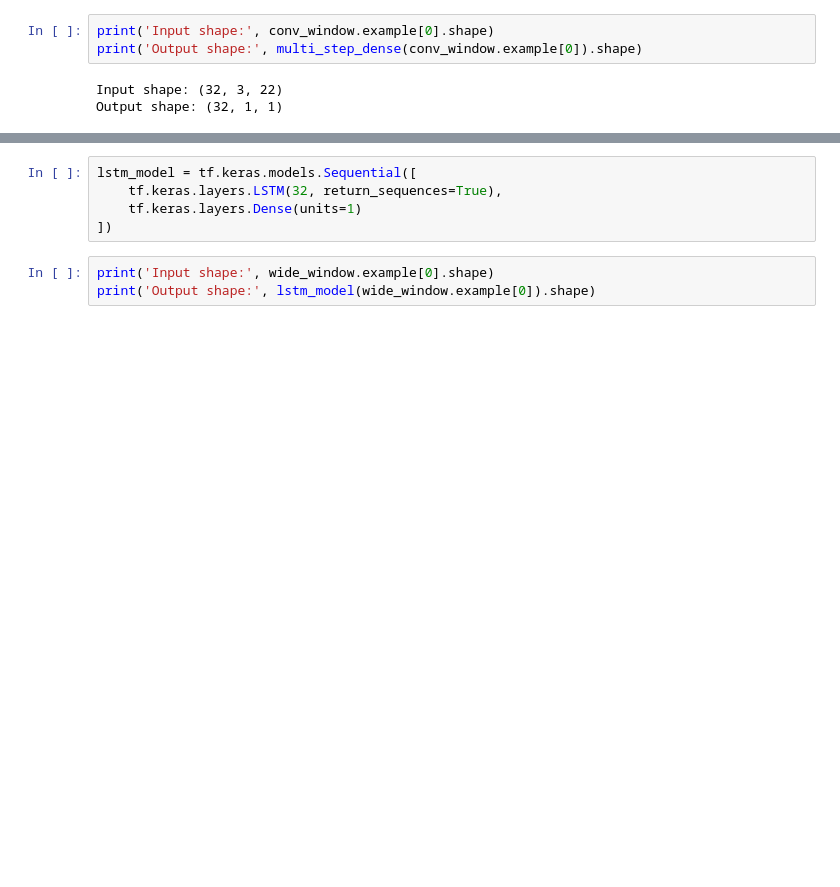
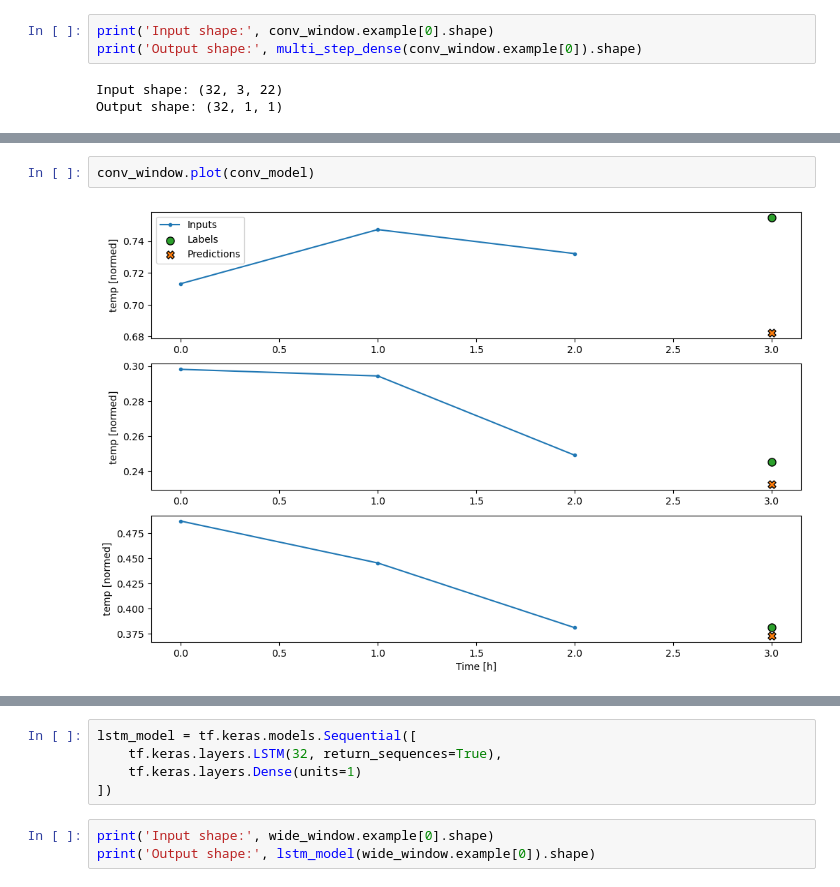
Before and after one commit to tgfive/Inverse_Classification, a Jupyter notebook: brazil_data/Untitled.ipynb, the cells around one changed output, grey strips where cells are left out. Saved outputs shown, nothing was run; the diff lists cells and outputs as text; blank space fills up the shorter version.

```diff
--- a/brazil_data/Untitled.ipynb
+++ b/brazil_data/Untitled.ipynb
@@ -640,0 +680,4 @@ Epoch 3/20
+# %%
+conv_window.plot(conv_model)
+# %% [output]
+[figure, added]
```
Also changed, not shown: parts of 24 cells of this notebook, 12 other files.
